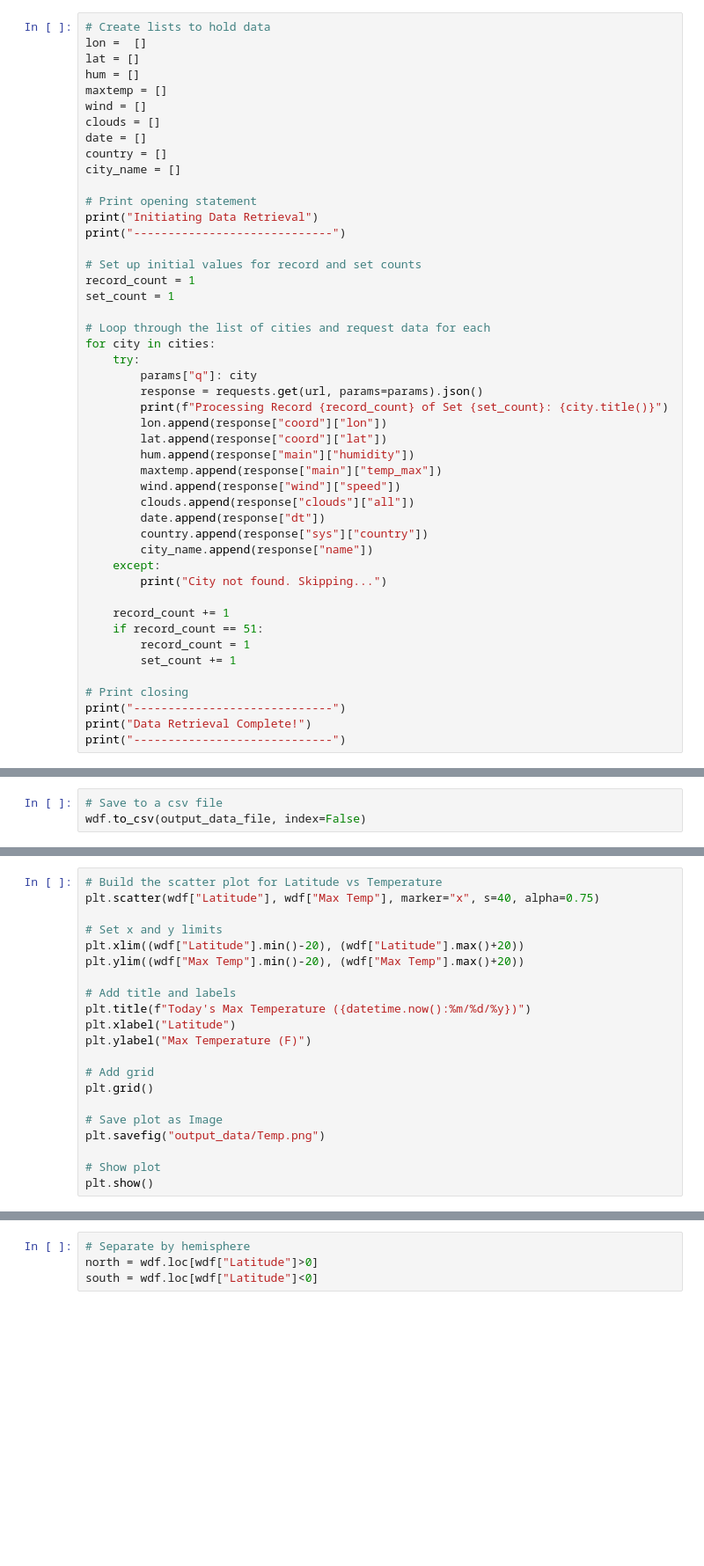
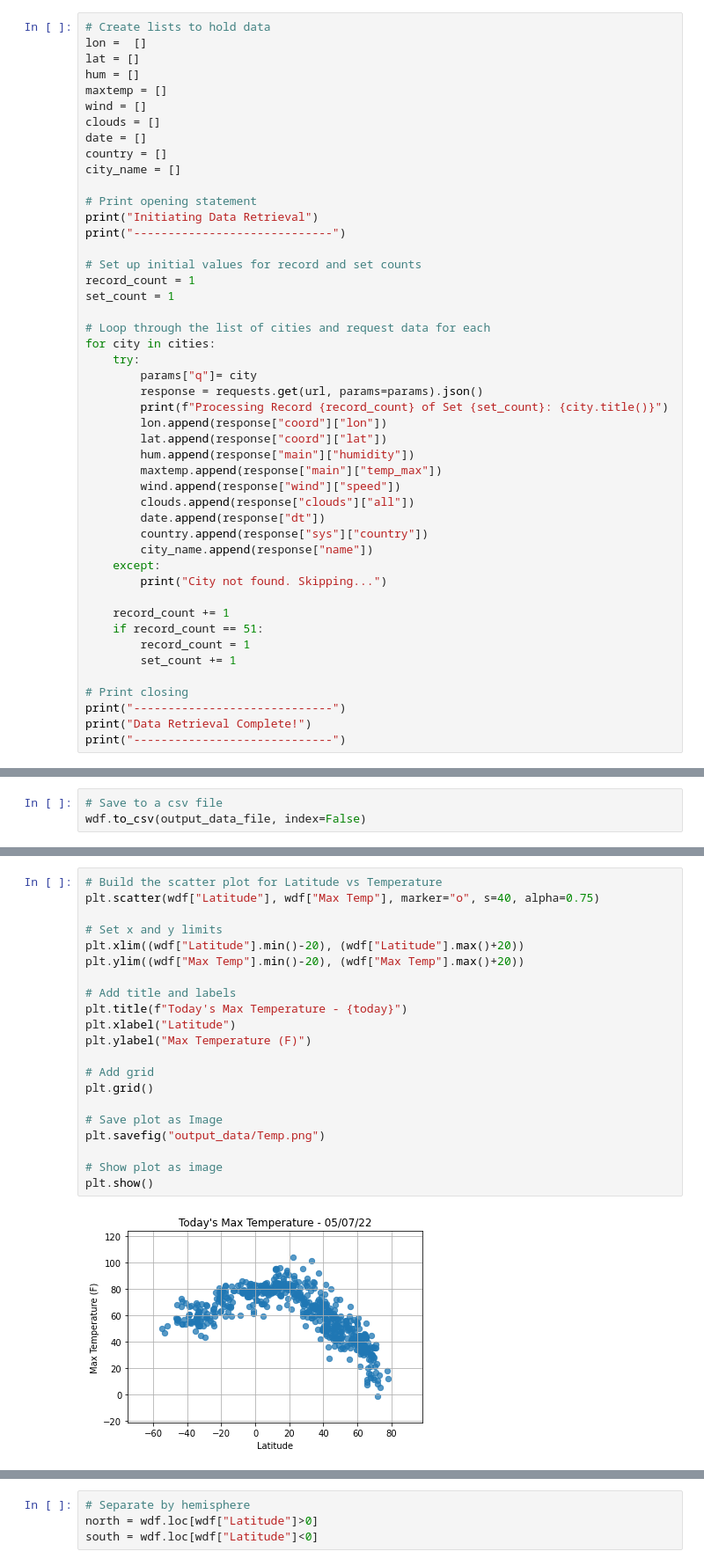
Before and after one commit to cbarraza93/python-api-challenge, a Jupyter notebook: WeatherPy/WeatherPy.ipynb, the cells around one changed output, grey strips where cells are left out. Shown at 88% size. Cells and saved outputs as stored; diff of their text form; blank space fills up the shorter version.

```diff
--- a/WeatherPy/WeatherPy.ipynb
+++ b/WeatherPy/WeatherPy.ipynb
@@ -73,7 +80,7 @@ set_count = 1
 # Loop through the list of cities and request data for each
 for city in cities:
     try:
-        params["q"]: city
+        params["q"]= city
         response = requests.get(url, params=params).json()
         print(f"Processing Record {record_count} of Set {set_count}: {city.title()}")
         lon.append(response["coord"]["lon"])
@@ -128,21 +198,23 @@ wdf.to_csv(output_data_file, index=False)
 # %%
 # Build the scatter plot for Latitude vs Temperature
-plt.scatter(wdf["Latitude"], wdf["Max Temp"], marker="x", s=40, alpha=0.75)
+plt.scatter(wdf["Latitude"], wdf["Max Temp"], marker="o", s=40, alpha=0.75)
 
 # Set x and y limits
 plt.xlim((wdf["Latitude"].min()-20), (wdf["Latitude"].max()+20))
 plt.ylim((wdf["Max Temp"].min()-20), (wdf["Max Temp"].max()+20))
 
 # Add title and labels
-plt.title(f"Today's Max Temperature ({datetime.now():%m/%d/%y})")
+plt.title(f"Today's Max Temperature - {today}")
 plt.xlabel("Latitude")
 plt.ylabel("Max Temperature (F)")
 
 # Add grid
 plt.grid()
 
 # Save plot as Image
 plt.savefig("output_data/Temp.png")
 
-# Show plot
+# Show plot as image
 plt.show()
+# %% [output]
+[figure, added]
```
Also changed, not shown: parts of 35 cells of this notebook, 13 other files.
